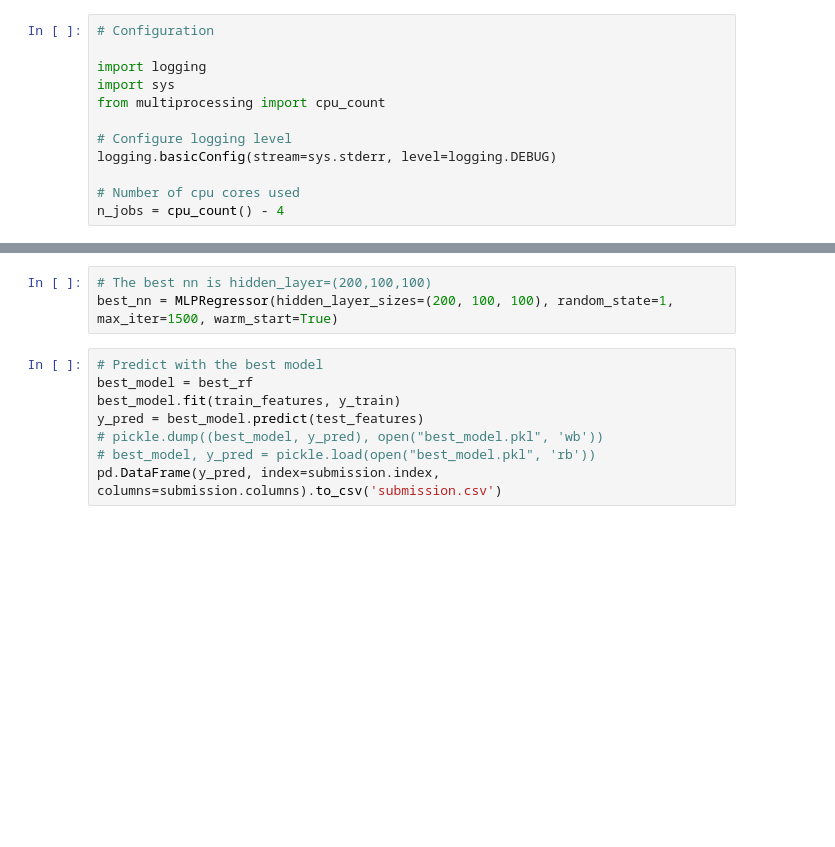
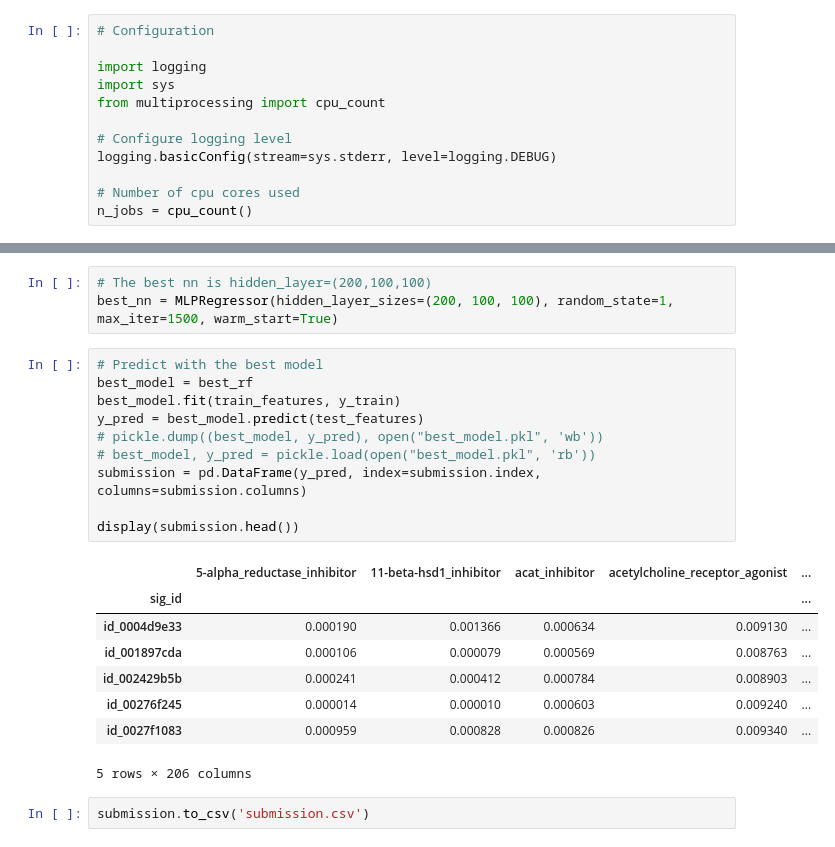
Before and after one commit to garywei944/aris_kaggle_lish-moa, a Jupyter notebook: main.ipynb, the cells around one changed output, grey strips where cells are left out. Saved outputs shown, nothing was run; the diff lists cells and outputs as text; blank space fills up the shorter version.

```diff
--- a/main.ipynb
+++ b/main.ipynb
@@ -14,7 +14,7 @@ from multiprocessing import cpu_count
 logging.basicConfig(stream=sys.stderr, level=logging.DEBUG)
 
 # Number of cpu cores used
-n_jobs = cpu_count() - 4
+n_jobs = cpu_count()
 # %%
 # Load Data
 
@@ -389,8 +377,21 @@ best_nn = MLPRegressor(hidden_layer_sizes=(200, 100, 100), random_state=1, max_i
 # %%
 # Predict with the best model
 best_model = best_rf
 best_model.fit(train_features, y_train)
 y_pred = best_model.predict(test_features)
 # pickle.dump((best_model, y_pred), open("best_model.pkl", 'wb'))
 # best_model, y_pred = pickle.load(open("best_model.pkl", 'rb'))
-pd.DataFrame(y_pred, index=submission.index, columns=submission.columns).to_csv('submission.csv')
+submission = pd.DataFrame(y_pred, index=submission.index, columns=submission.columns)
+
+display(submission.head())
+# %% [output]
+|  | 5-alpha_reductase_inhibitor | 11-beta-hsd1_inhibitor | acat_inhibitor | acetylcholine_receptor_agonist | ... |
+| sig_id |  |  |  |  | ... |
+| id_0004d9e33 | 0.000190 | 0.001366 | 0.000634 | 0.009130 | ... |
+| id_001897cda | 0.000106 | 0.000079 | 0.000569 | 0.008763 | ... |
+| id_002429b5b | 0.000241 | 0.000412 | 0.000784 | 0.008903 | ... |
+| id_00276f245 | 0.000014 | 0.000010 | 0.000603 | 0.009240 | ... |
+| id_0027f1083 | 0.000959 | 0.000828 | 0.000826 | 0.009340 | ... |
+5 rows × 206 columns
+# %%
+submission.to_csv('submission.csv')
```
Also changed, not shown: parts of 1 cell of this notebook.
